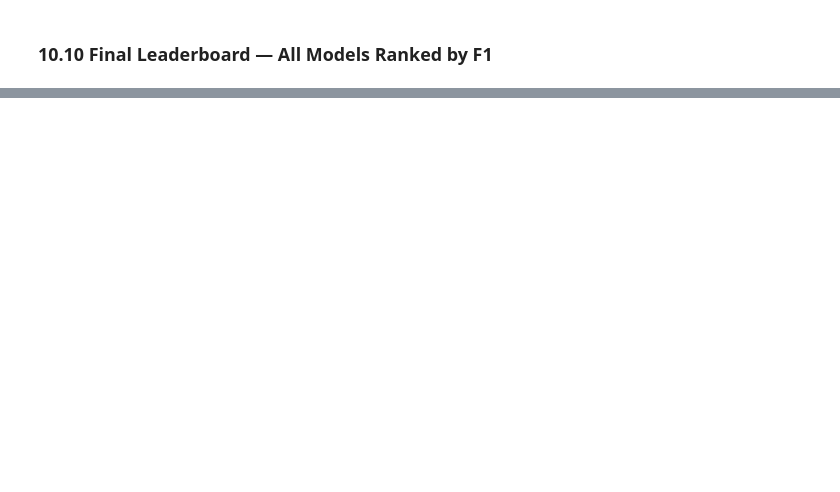
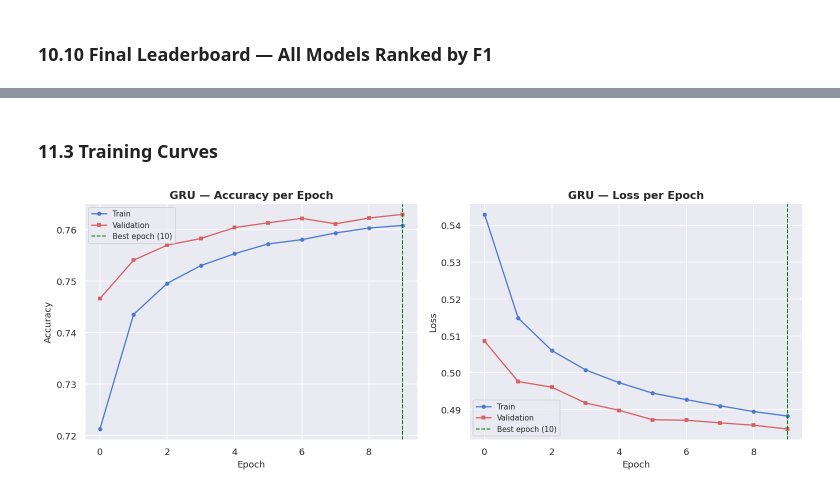
Before and after one commit to EmanEmadFarghaly/Sentiment-Fake-News-Analysis, a Jupyter notebook: sentiment.ipynb, the cells around one changed output, grey strips where cells are left out. Saved outputs shown, nothing was run; the diff lists cells and outputs as text; code cells hidden in the pictures; blank space fills up the shorter version.

```diff
--- a/sentiment.ipynb
+++ b/sentiment.ipynb
@@ -2877,0 +3003,23 @@ print(f'  F1 Score           : {metrics_df.iloc[0]["F1"]:.4f}')
+# %% [markdown]
+### 11.3 Training Curves
+# %%
+fig, axes = plt.subplots(1, 2, figsize=(13, 5))
+
+for ax, metric, title in zip(axes, ['accuracy', 'loss'], ['Accuracy', 'Loss']):
+    ax.plot(history_gru.history[metric],          'b-o', ms=4, label='Train')
+    ax.plot(history_gru.history[f'val_{metric}'], 'r-s', ms=4, label='Validation')
+    best_ep = (int.__sub__(len(history_gru.history[metric]), 1)
+               if metric == 'accuracy'
+               else history_gru.history[f'val_{metric}'].index(
+                   min(history_gru.history[f'val_{metric}'])))
+    ax.axvline(best_ep, color='green', linestyle='--', linewidth=1.2, label=f'Best epoch ({best_ep+1})')
+    ax.set_title(f'GRU — {title} per Epoch', fontweight='bold')
+    ax.set_xlabel('Epoch')
+    ax.set_ylabel(title)
+    ax.legend()
+
+plt.tight_layout()
+plt.savefig('plot_gru_training_curves.png', bbox_inches='tight')
+plt.show()
+# %% [output]
+[figure, added]
```
Also changed, not shown: parts of 36 cells of this notebook.
